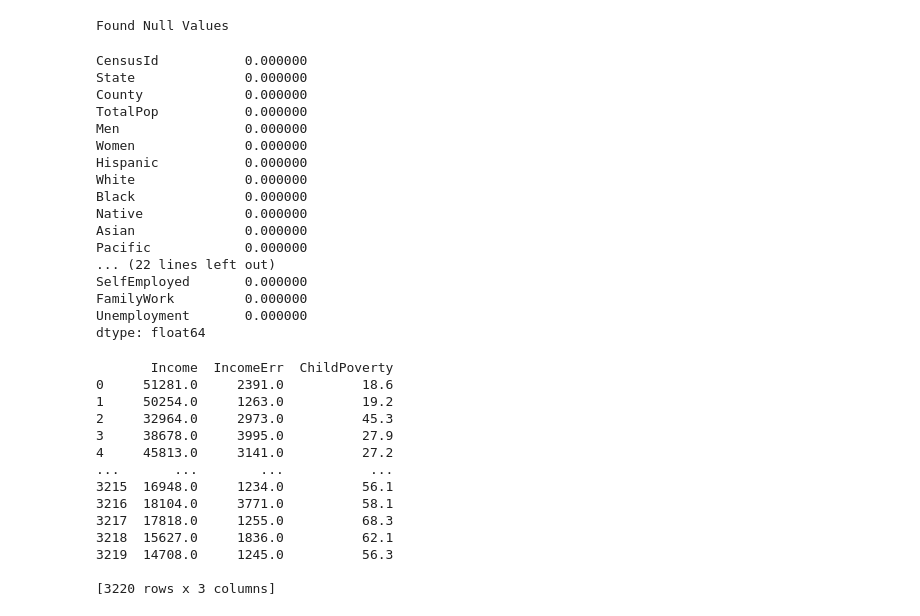
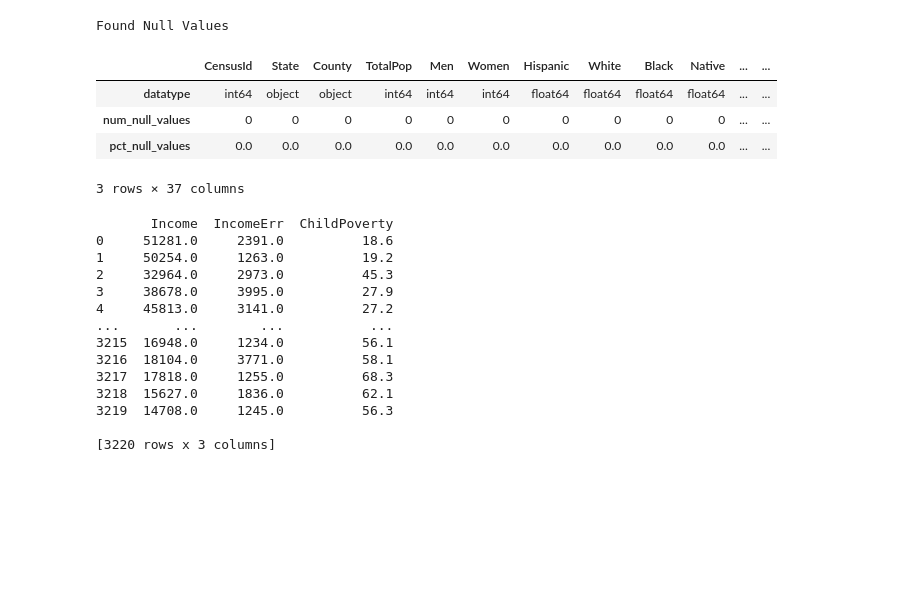
Before and after one commit to jf20541/EDA-FeatureEngineering-FeatureSelection, a Jupyter notebook: notebooks/population_seg.ipynb, the cells around one changed output. Drawn from its saved outputs; the diff is of its cells as text; code cells hidden in the pictures; blank space fills up the shorter version.

```diff
--- a/notebooks/population_seg.ipynb
+++ b/notebooks/population_seg.ipynb
@@ -88,27 +88,17 @@ else:
     print('Found Null Values')
 # %% [output]
 Found Null Values
-# %%
-# Null-Values found, lets see the percentage for each column
-df.isnull().sum() / len(df) * 100
-# %% [output]
-CensusId           0.000000
-State              0.000000
-County             0.000000
-TotalPop           0.000000
-Men                0.000000
-Women              0.000000
-Hispanic           0.000000
-White              0.000000
-Black              0.000000
-Native             0.000000
-Asian              0.000000
-Pacific            0.000000
-... (22 lines left out)
-SelfEmployed       0.000000
-FamilyWork         0.000000
-Unemployment       0.000000
-dtype: float64
+# %%
+df_details = pd.DataFrame(df.dtypes).T.rename(index={0:'datatype'})
+df_details = df_details.append(pd.DataFrame(df.isnull().sum()).T.rename(index={0:'num_null_values'}))
+df_details = df_details.append(pd.DataFrame(df.isnull().sum()/len(df)*100).T.rename(index={0:'pct_null_values'}))
+df_details
+# %% [output]
+|  | CensusId | State | County | TotalPop | Men | Women | Hispanic | White | Black | Native | ... | ... |
+| datatype | int64 | object | object | int64 | int64 | int64 | float64 | float64 | float64 | float64 | ... | ... |
+| num_null_values | 0 | 0 | 0 | 0 | 0 | 0 | 0 | 0 | 0 | 0 | ... | ... |
+| pct_null_values | 0.0 | 0.0 | 0.0 | 0.0 | 0.0 | 0.0 | 0.0 | 0.0 | 0.0 | 0.0 | ... | ... |
+3 rows × 37 columns
 # %%
 # given the results above, [ChildPoverty, IncomeErr, Income] contain null values
 # less than 1% of df columns have null values
```
Also changed, not shown: parts of 10 cells of this notebook, 2 other files.
